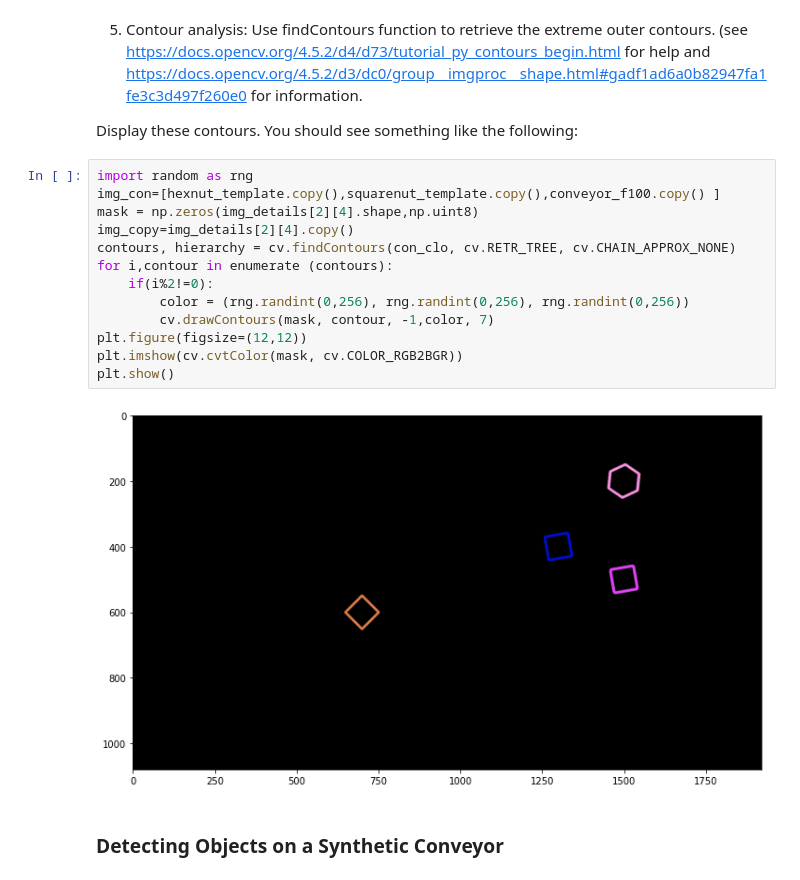
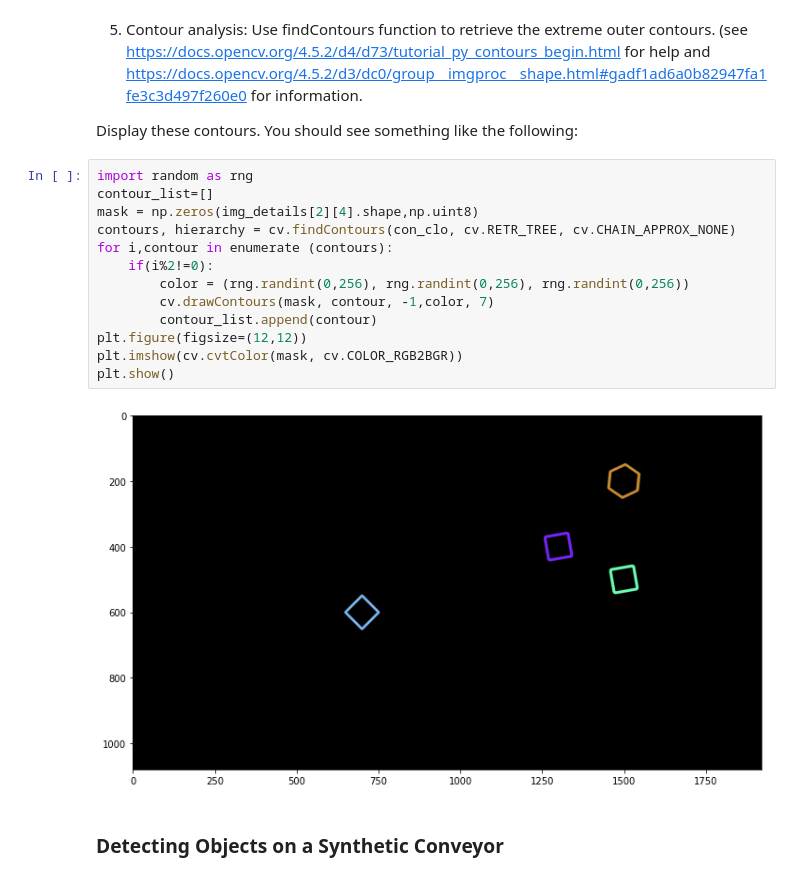
Before and after one commit to vakeesanvk/image_processing_assignment03, a Jupyter notebook: Untitled.ipynb, the cells around one changed output. Saved outputs shown, nothing was run; the diff lists cells and outputs as text.

Commit message:
image detection is completetd and video part is on progress

```diff
--- a/Untitled.ipynb
+++ b/Untitled.ipynb
@@ -100,19 +100,19 @@ Q4)
 Display these contours. You should see something like the following:
 # %%
 import random as rng
-img_con=[hexnut_template.copy(),squarenut_template.copy(),conveyor_f100.copy() ]
+contour_list=[]
 mask = np.zeros(img_details[2][4].shape,np.uint8)
-img_copy=img_details[2][4].copy()
 contours, hierarchy = cv.findContours(con_clo, cv.RETR_TREE, cv.CHAIN_APPROX_NONE)
 for i,contour in enumerate (contours):
     if(i%2!=0):
         color = (rng.randint(0,256), rng.randint(0,256), rng.randint(0,256))
         cv.drawContours(mask, contour, -1,color, 7)
+        contour_list.append(contour)
 plt.figure(figsize=(12,12))
 plt.imshow(cv.cvtColor(mask, cv.COLOR_RGB2BGR))
 plt.show()
 # %% [output]
-[figure, old version]
+[figure, new version]
 # %% [markdown]
 ### Detecting Objects on a Synthetic Conveyor
 # %% [markdown]
```
Also changed, not shown: parts of 2 cells of this notebook.
